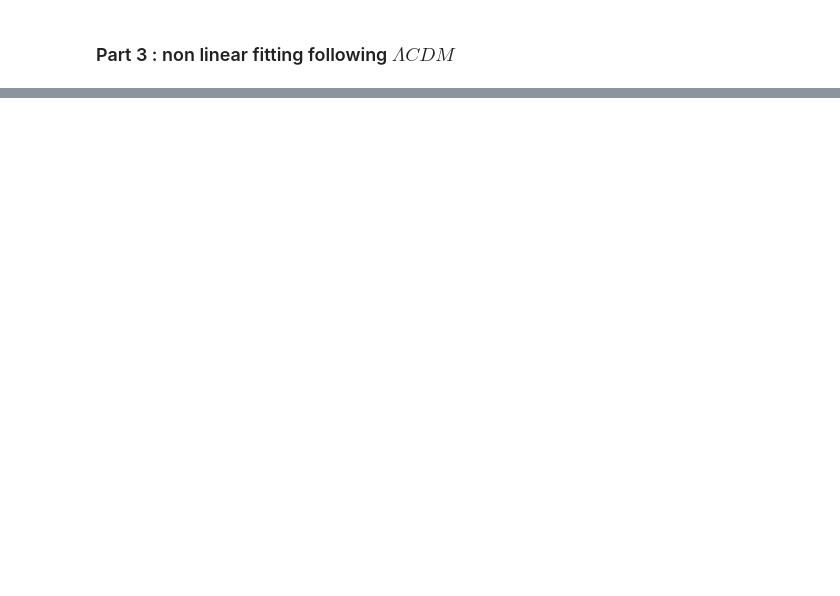
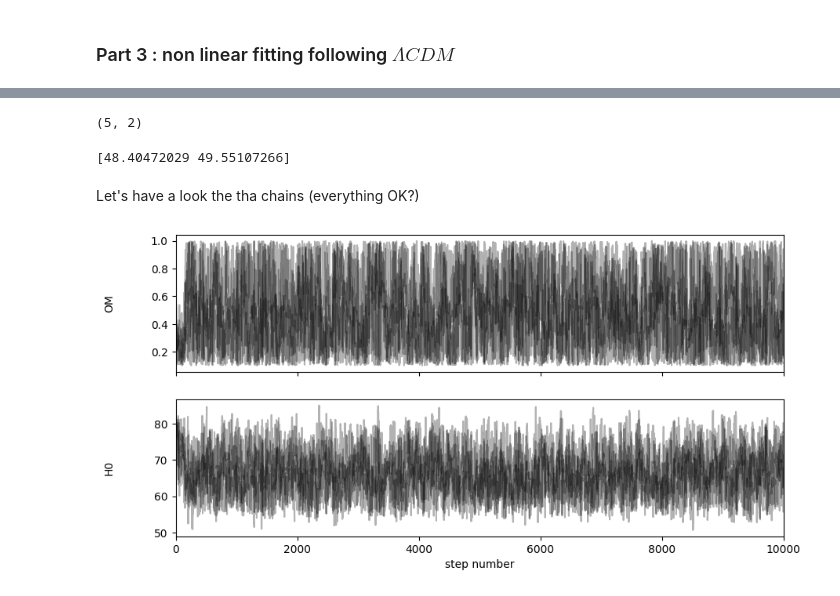
Before and after one commit to Sofiadossena/astrostatistics_bicocca_2025, a Jupyter notebook: working/18_Supernovae2.ipynb, the cells around one changed output, grey strips where cells are left out. Saved outputs shown, nothing was run; the diff lists cells and outputs as text; code cells hidden in the pictures; blank space fills up the shorter version.

```diff
--- a/working/18_Supernovae2.ipynb
+++ b/working/18_Supernovae2.ipynb
@@ -186,0 +207,49 @@ array([39.24971688, 45.72946886, 44.53212897, 42.05078819, 43.36298772,
+# %%
+def Logprior(theta):
+    Om,H0 = theta
+    if 50 < H0 < 100 and 0.1 < Om < 1:      #UNIFORM PRIOR ON H0 AND OMEGA MATTER
+        return 0.0
+    return -np.inf
+
+
+def LogPosterior(theta):
+    return LogLikelihood(theta) + Logprior(theta)
+# %%
+ndim = 2  # number of parameters in the model
+nwalkers = 5  # number of MCMC walkers
+nsteps = int(1e4)  # number of MCMC steps to take for each walker
+
+#we assume Hubble constant=80 and Om = 0.5 as initial guess
+starting_guesses = np.array([0.5,80]) + 1e-1* np.random.randn(nwalkers, ndim)
+
+print(starting_guesses.shape)
+# %% [output]
+(5, 2)
+# %%
+#Where everything happens
+sampler = emcee.EnsembleSampler(nwalkers, ndim, LogPosterior)
+sampler.run_mcmc(starting_guesses, nsteps);
+# %%
+samples = sampler.get_chain()
+
+# Let's see the autocorrelation length
+tau = sampler.get_autocorr_time()
+print(tau)
+# %% [output]
+[48.40472029 49.55107266]
+# %% [markdown]
+Let's have a look the tha chains (everything OK?)
+# %%
+fig, axes = plt.subplots(2, figsize=(10, 5), sharex=True)
+samples = sampler.get_chain()
+labels = ["OM","H0"]
+for i in range(ndim):
+    ax = axes[i]
+    ax.plot(samples[:, :, i], "k", alpha=0.3)
+    ax.set_xlim(0, len(samples))
+    ax.set_ylabel(labels[i])
+    ax.yaxis.set_label_coords(-0.1, 0.5)
+
+axes[-1].set_xlabel("step number");
+# %% [output]
+[figure, added]
```
Also changed, not shown: parts of 8 cells of this notebook.
